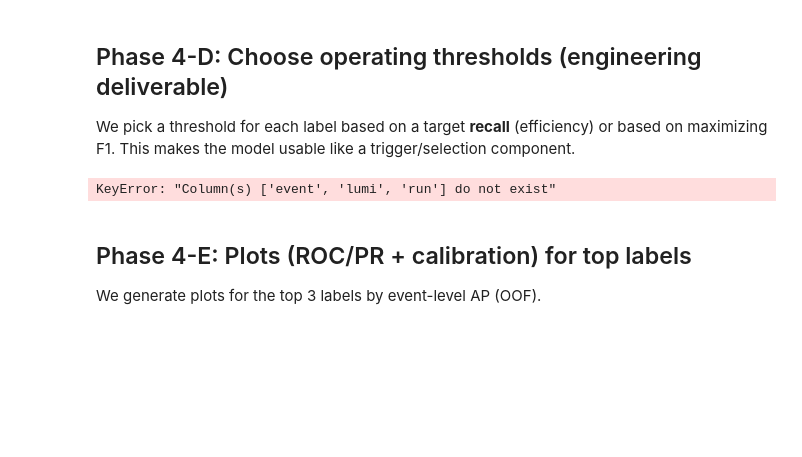
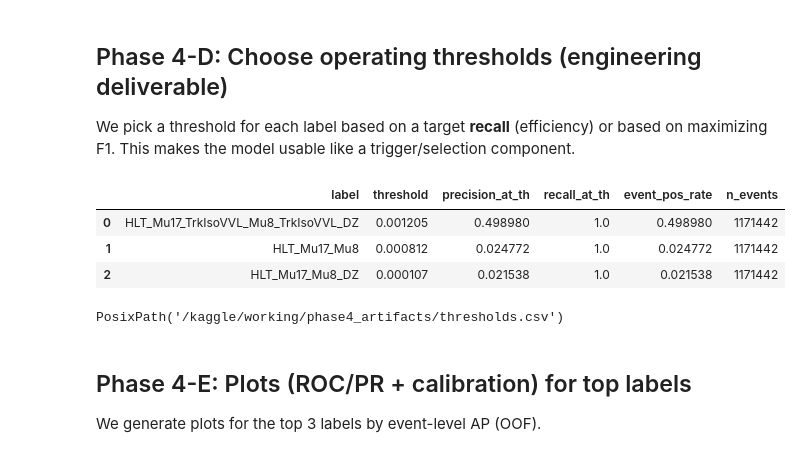
Before and after one commit to prajwal816/CMS-Collision-Detection, a Jupyter notebook: Phase4.ipynb, the cells around one changed output. Saved outputs shown, nothing was run; the diff lists cells and outputs as text; code cells hidden in the pictures; blank space fills up the shorter version.

Commit message:
Kaggle Notebook | Phase4 | Version 1

```diff
--- a/Phase4.ipynb
+++ b/Phase4.ipynb
@@ -320,39 +320,64 @@ metrics_out, event_out
 We pick a threshold for each label based on a target **recall** (efficiency) or based on maximizing F1.
 This makes the model usable like a trigger/selection component.
 # %%
-# Cell 12 — Threshold selection (OOF) per label
+# Cell 12 — Threshold selection (OOF) per label (FIXED)
+
 def choose_threshold(y_true, y_score, target_recall=0.95):
     prec, rec, thr = precision_recall_curve(y_true, y_score)
-    # precision_recall_curve returns thr of length n-1
-    # Find first threshold reaching recall >= target_recall
     idx = np.where(rec[:-1] >= target_recall)[0]
     if len(idx) == 0:
-        # fallback: best F1
         f1 = 2 * (prec * rec) / (prec + rec + 1e-12)
         best = np.nanargmax(f1)
-        return float(thr[max(best-1, 0)]), float(prec[best]), float(rec[best])
+        # thr has length len(prec)-1; protect index
+        j = max(best - 1, 0)
+        return float(thr[j]), float(prec[best]), float(rec[best])
     i = idx[0]
     return float(thr[i]), float(prec[i]), float(rec[i])
 
 threshold_rows = []
+
 for label, oof in oof_scores.items():
-    tmp = df[["event_id"]].copy()
+    # IMPORTANT: include run/lumi/event because event_level_aggregate expects them
+    tmp = df[["event_id", "run", "lumi", "event"]].copy()
     tmp["y"] = df[label].astype(int).values
     tmp["score"] = oof
+
     ev = event_level_aggregate(tmp, score_col="score", label_col="y")
 
-    th, p, r = choose_threshold(ev["y"].values, ev["score"].values, target_recall=0.95)
-    threshold_rows.append({"label": label, "threshold": th, "precision_at_th": p, "recall_at_th": r, "event_pos_rate": float(ev["y"].mean())})
+    th, p, r = choose_threshold(
+        ev["y"].values,
+        ev["score"].values,
+        target_recall=0.95
+    )
 
-thresholds_df = pd.DataFrame(threshold_rows).sort_values("event_pos_rate", ascending=False)
+    threshold_rows.append({
+        "label": label,
+        "threshold": th,
+        "precision_at_th": p,
+        "recall_at_th": r,
+        "event_pos_rate": float(ev["y"].mean()),
+        "n_events": int(len(ev))
+    })
+
+thresholds_df = (
+    pd.DataFrame(threshold_rows)
+      .sort_values("event_pos_rate", ascending=False)
+      .reset_index(drop=True)
+)
+
 thresholds_df
 # %% [output]
-KeyError: "Column(s) ['event', 'lumi', 'run'] do not exist"
+|  | label | threshold | precision_at_th | recall_at_th | event_pos_rate | n_events |
+| 0 | HLT_Mu17_TrkIsoVVL_Mu8_TrkIsoVVL_DZ | 0.001205 | 0.498980 | 1.0 | 0.498980 | 1171442 |
+| 1 | HLT_Mu17_Mu8 | 0.000812 | 0.024772 | 1.0 | 0.024772 | 1171442 |
+| 2 | HLT_Mu17_Mu8_DZ | 0.000107 | 0.021538 | 1.0 | 0.021538 | 1171442 |
 # %%
 # Cell 13 — Save thresholds
 thr_out = OUT / "thresholds.csv"
 thresholds_df.to_csv(thr_out, index=False)
 thr_out
+# %% [output]
+PosixPath('/kaggle/working/phase4_artifacts/thresholds.csv')
 # %% [markdown]
 ## Phase 4-E: Plots (ROC/PR + calibration) for top labels
 We generate plots for the top 3 labels by event-level AP (OOF).
```
Also changed, not shown: parts of 2 cells of this notebook.
